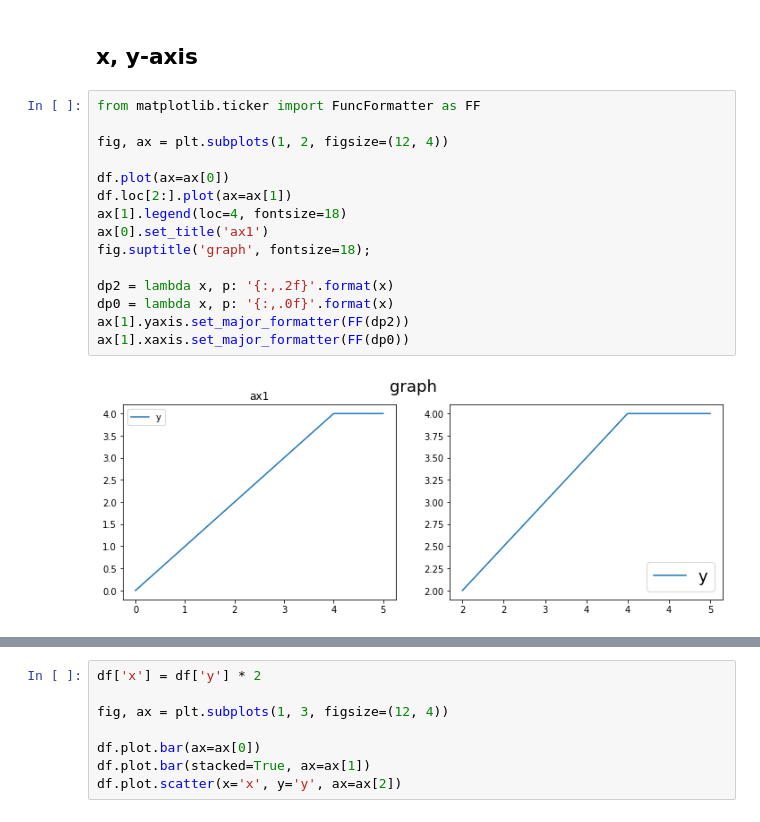
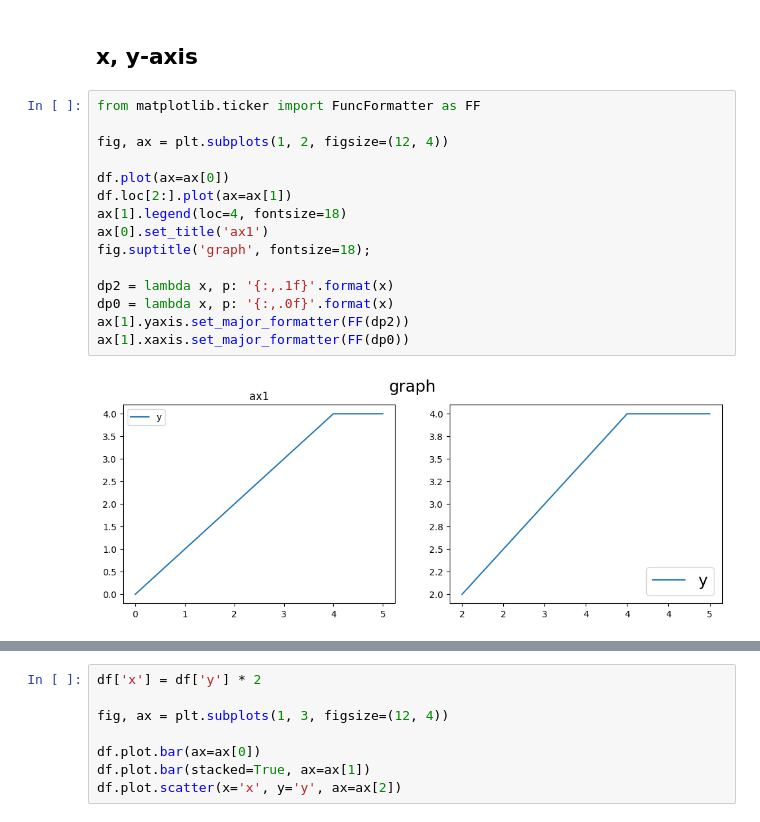
Before and after one commit to blue5070/python101, a Jupyter notebook: 1_3_pandas_1.ipynb, the cells around one changed output, grey strips where cells are left out. Saved outputs shown, nothing was run; the diff lists cells and outputs as text.

```diff
--- a/1_3_pandas_1.ipynb
+++ b/1_3_pandas_1.ipynb
@@ -925,17 +1036,17 @@ fig.suptitle('graph', fontsize=18);
 # %%
 from matplotlib.ticker import FuncFormatter as FF
 
 fig, ax = plt.subplots(1, 2, figsize=(12, 4))
 
 df.plot(ax=ax[0])
 df.loc[2:].plot(ax=ax[1])
 ax[1].legend(loc=4, fontsize=18)
 ax[0].set_title('ax1')
 fig.suptitle('graph', fontsize=18);
 
-dp2 = lambda x, p: '{:,.2f}'.format(x)
+dp2 = lambda x, p: '{:,.1f}'.format(x)
 dp0 = lambda x, p: '{:,.0f}'.format(x)
 ax[1].yaxis.set_major_formatter(FF(dp2))
 ax[1].xaxis.set_major_formatter(FF(dp0))
 # %% [output]
-[figure, old version]
+[figure, new version]
```
Also changed, not shown: parts of 65 cells of this notebook.
